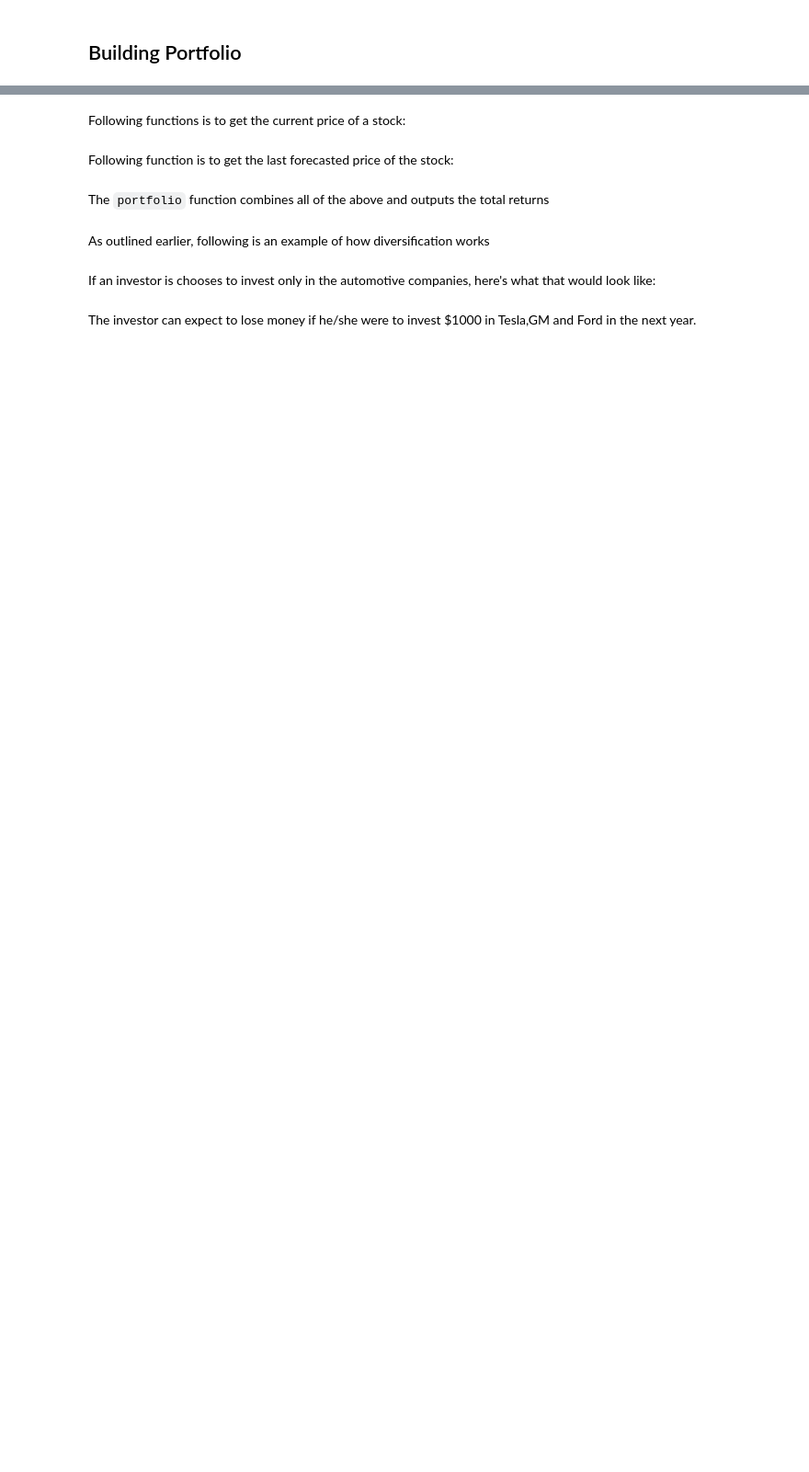
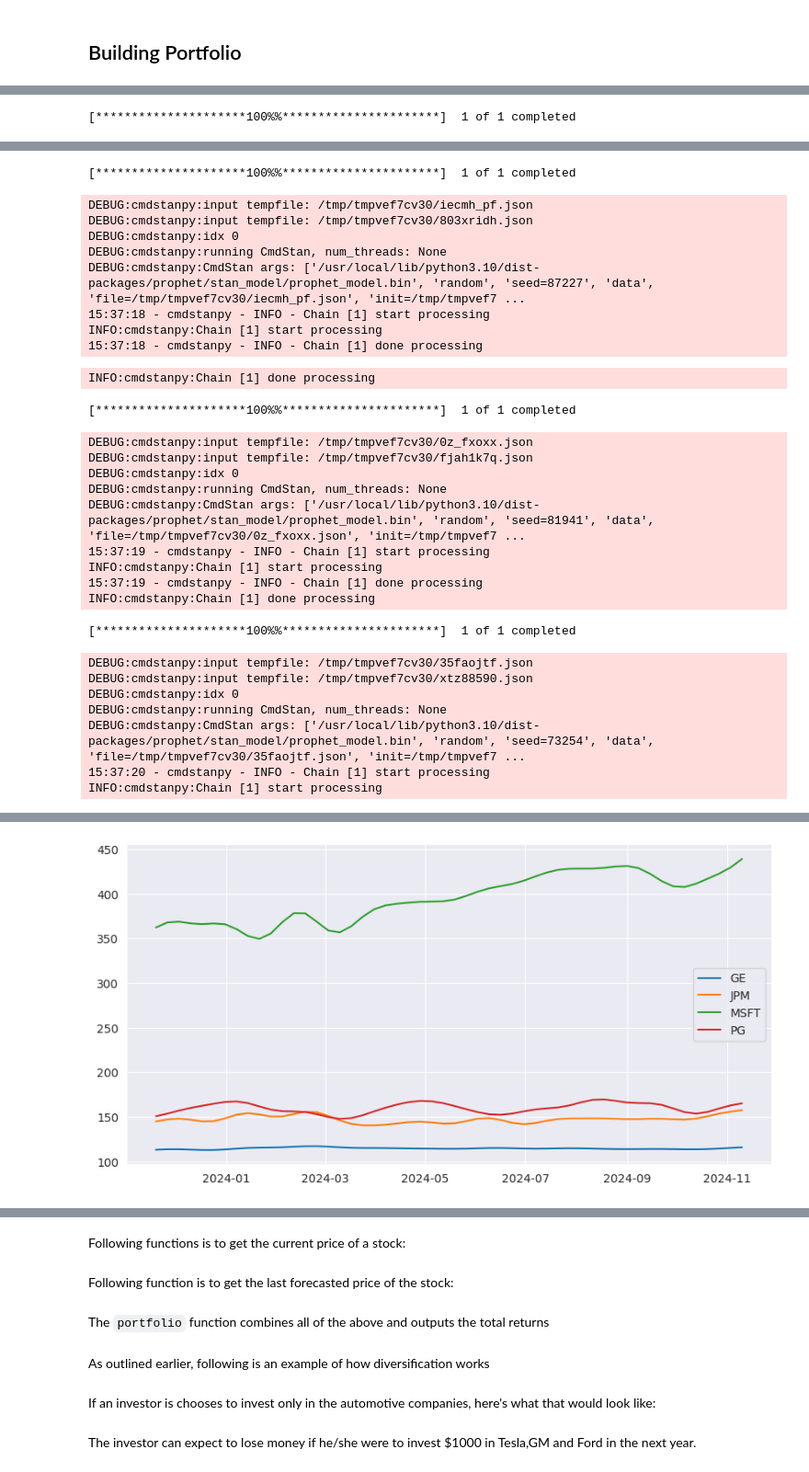
Before and after one commit to rahulakrish/portfolio_builder, a Jupyter notebook: code/new.ipynb, the cells around one changed output, grey strips where cells are left out. Shown at 92% size. Drawn from its saved outputs; the diff is of its cells as text; code cells hidden in the pictures; blank space fills up the shorter version.

```diff
--- a/code/new.ipynb
+++ b/code/new.ipynb
@@ -1406,0 +1344,4 @@ Following function is used to plot past and forecast prices for stocks in the po
+# %%
+forecast_portfolio = forecast_growth(portfolio)
+# %% [output]
+[*********************100%%**********************]  1 of 1 completed
@@ -1406,0 +1357,28 @@ Following function is used to plot past and forecast prices for stocks in the po
+[*********************100%%**********************]  1 of 1 completed
+DEBUG:cmdstanpy:input tempfile: /tmp/tmpvef7cv30/iecmh_pf.json
+DEBUG:cmdstanpy:input tempfile: /tmp/tmpvef7cv30/803xridh.json
+DEBUG:cmdstanpy:idx 0
+DEBUG:cmdstanpy:running CmdStan, num_threads: None
+DEBUG:cmdstanpy:CmdStan args: ['/usr/local/lib/python3.10/dist-packages/prophet/stan_model/prophet_model.bin', 'random', 'seed=87227', 'data', 'file=/tmp/tmpvef7cv30/iecmh_pf.json', 'init=/tmp/tmpvef7 ...
+15:37:18 - cmdstanpy - INFO - Chain [1] start processing
+INFO:cmdstanpy:Chain [1] start processing
+15:37:18 - cmdstanpy - INFO - Chain [1] done processing
+INFO:cmdstanpy:Chain [1] done processing
+[*********************100%%**********************]  1 of 1 completed
+DEBUG:cmdstanpy:input tempfile: /tmp/tmpvef7cv30/0z_fxoxx.json
+DEBUG:cmdstanpy:input tempfile: /tmp/tmpvef7cv30/fjah1k7q.json
+DEBUG:cmdstanpy:idx 0
+DEBUG:cmdstanpy:running CmdStan, num_threads: None
+DEBUG:cmdstanpy:CmdStan args: ['/usr/local/lib/python3.10/dist-packages/prophet/stan_model/prophet_model.bin', 'random', 'seed=81941', 'data', 'file=/tmp/tmpvef7cv30/0z_fxoxx.json', 'init=/tmp/tmpvef7 ...
+15:37:19 - cmdstanpy - INFO - Chain [1] start processing
+INFO:cmdstanpy:Chain [1] start processing
+15:37:19 - cmdstanpy - INFO - Chain [1] done processing
+INFO:cmdstanpy:Chain [1] done processing
+[*********************100%%**********************]  1 of 1 completed
+DEBUG:cmdstanpy:input tempfile: /tmp/tmpvef7cv30/35faojtf.json
+DEBUG:cmdstanpy:input tempfile: /tmp/tmpvef7cv30/xtz88590.json
+DEBUG:cmdstanpy:idx 0
+DEBUG:cmdstanpy:running CmdStan, num_threads: None
+DEBUG:cmdstanpy:CmdStan args: ['/usr/local/lib/python3.10/dist-packages/prophet/stan_model/prophet_model.bin', 'random', 'seed=73254', 'data', 'file=/tmp/tmpvef7cv30/35faojtf.json', 'init=/tmp/tmpvef7 ...
+15:37:20 - cmdstanpy - INFO - Chain [1] start processing
+INFO:cmdstanpy:Chain [1] start processing
@@ -1406,0 +1387 @@ Following function is used to plot past and forecast prices for stocks in the po
+[figure, added]
```
Also changed, not shown: parts of 32 cells of this notebook.
